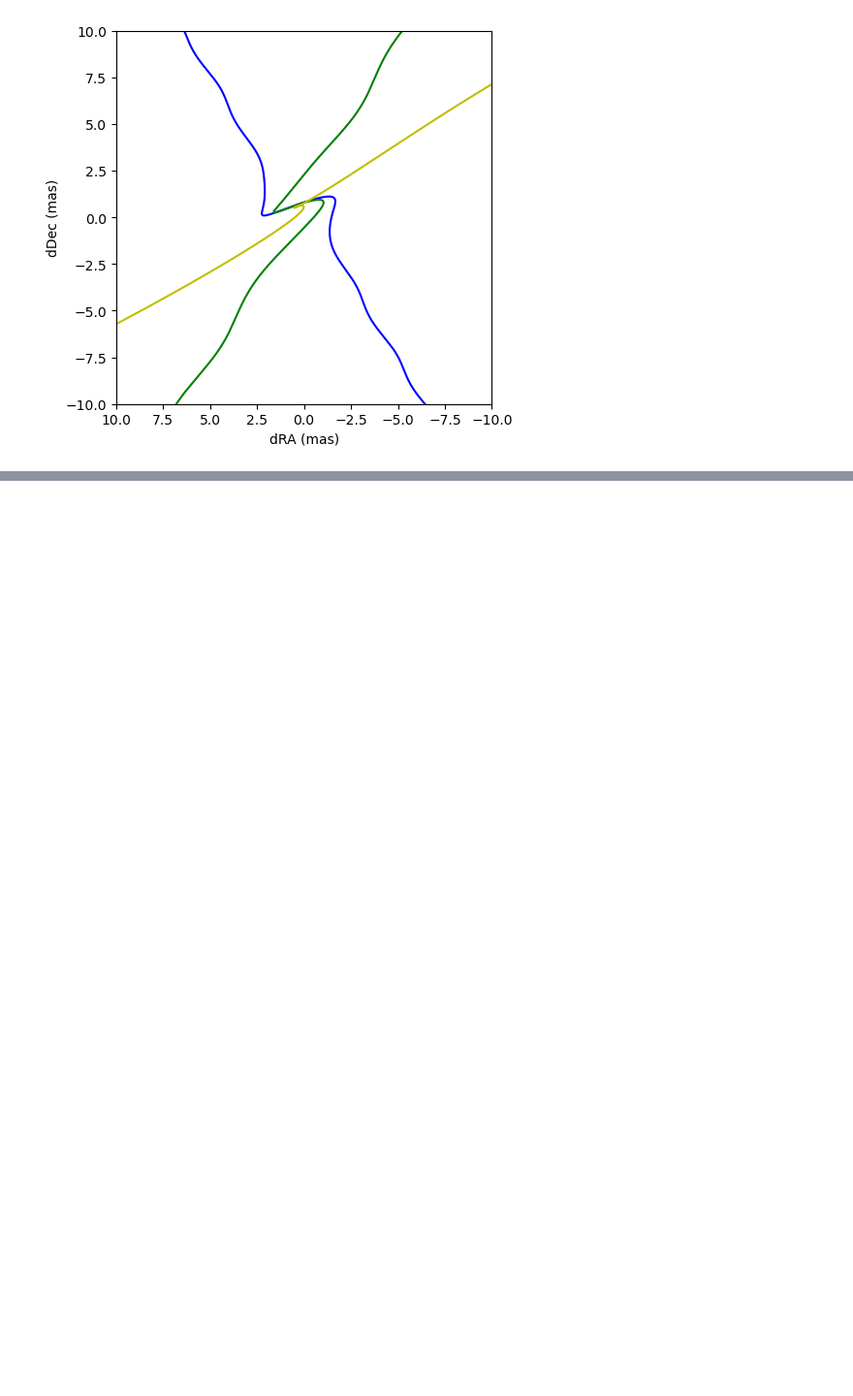
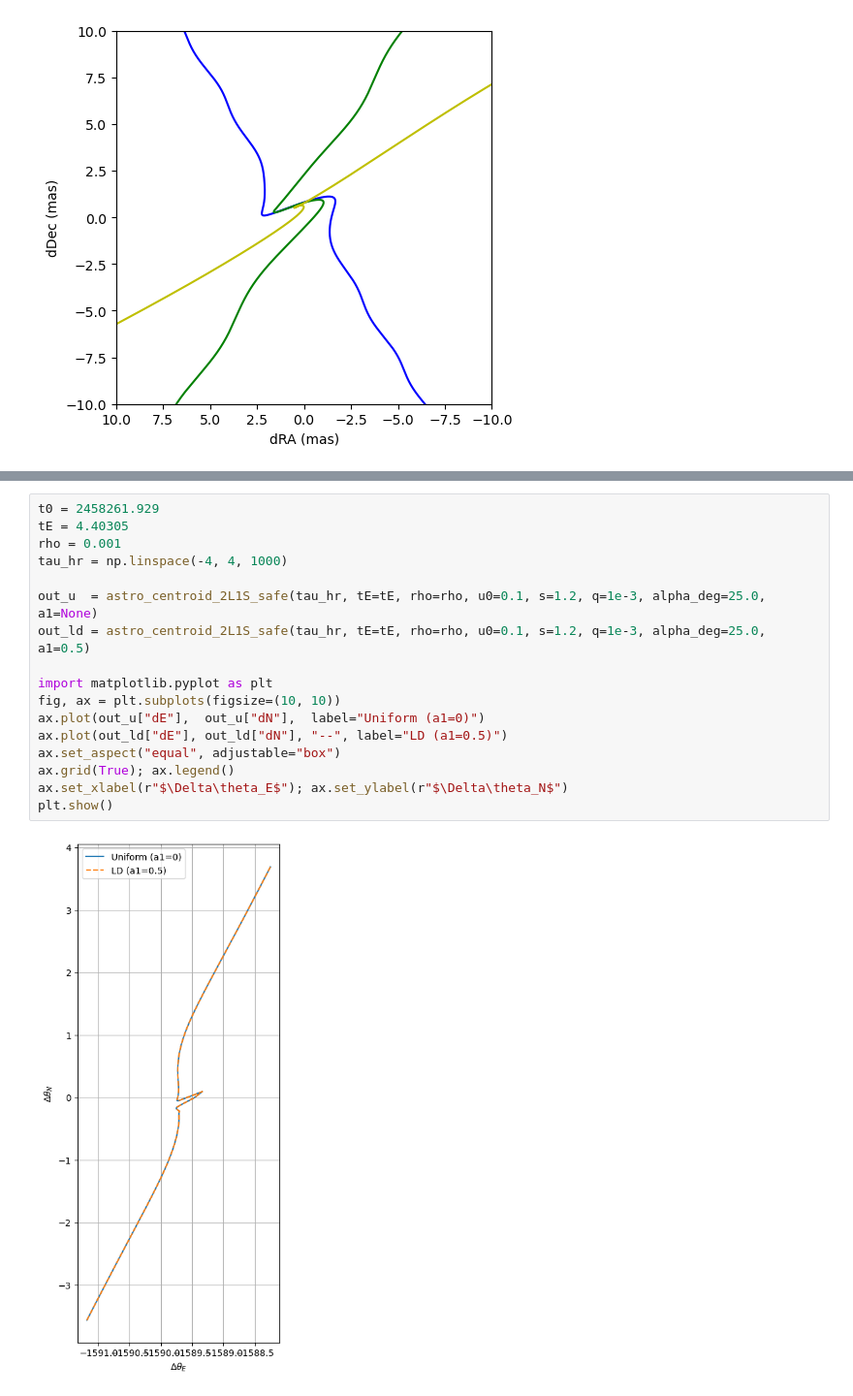
Before and after one commit to AmberLee2427/SURP25, a Jupyter notebook: Microlensing/testing_VBM.ipynb, the cells around one changed output, grey strips where cells are left out. Shown at 97% size. Drawn from its saved outputs; the diff is of its cells as text; blank space fills up the shorter version.

```diff
--- a/Microlensing/testing_VBM.ipynb
+++ b/Microlensing/testing_VBM.ipynb
@@ -165,0 +479,19 @@ Text(0, 0.5, 'dDec (mas)')
+# %%
+t0 = 2458261.929
+tE = 4.40305
+rho = 0.001
+tau_hr = np.linspace(-4, 4, 1000)
+
+out_u  = astro_centroid_2L1S_safe(tau_hr, tE=tE, rho=rho, u0=0.1, s=1.2, q=1e-3, alpha_deg=25.0, a1=None)
+out_ld = astro_centroid_2L1S_safe(tau_hr, tE=tE, rho=rho, u0=0.1, s=1.2, q=1e-3, alpha_deg=25.0, a1=0.5)
+
+import matplotlib.pyplot as plt
+fig, ax = plt.subplots(figsize=(10, 10))
+ax.plot(out_u["dE"],  out_u["dN"],  label="Uniform (a1=0)")
+ax.plot(out_ld["dE"], out_ld["dN"], "--", label="LD (a1=0.5)")
+ax.set_aspect("equal", adjustable="box")
+ax.grid(True); ax.legend()
+ax.set_xlabel(r"$\Delta\theta_E$"); ax.set_ylabel(r"$\Delta\theta_N$")
+plt.show()
+# %% [output]
+[figure, added]
```
Also changed, not shown: parts of 9 cells of this notebook, 7 other files.
